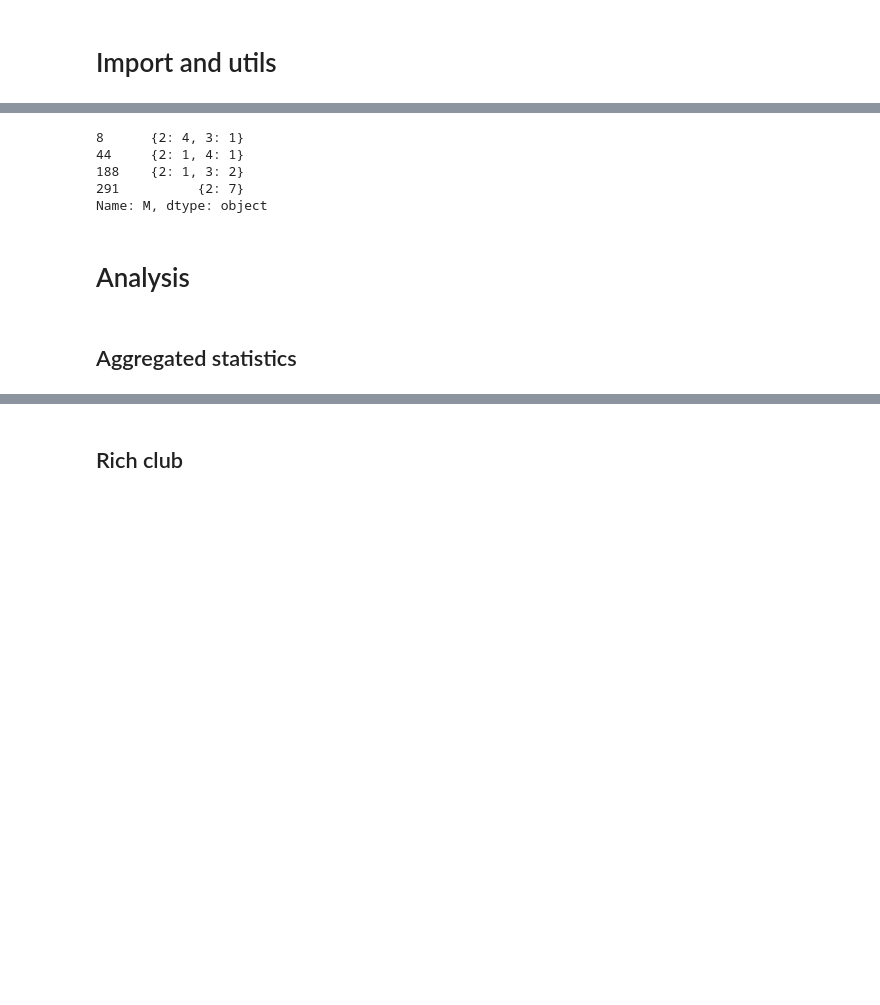
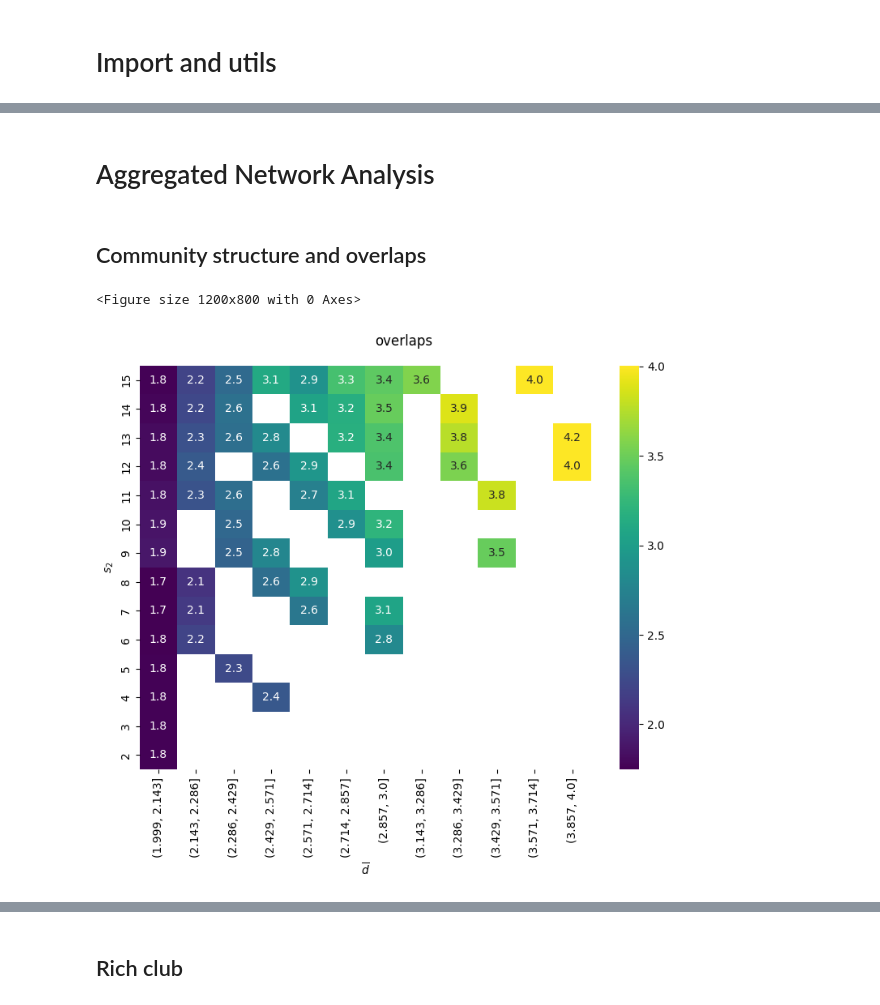
Before and after one commit to aminaazaiez/Higher-order-Friend-of-Friend-model, a Jupyter notebook: notebooks/main.ipynb, the cells around one changed output, grey strips where cells are left out. Drawn from its saved outputs; the diff is of its cells as text; code cells hidden in the pictures; blank space fills up the shorter version.

Commit message:
hypercore+order overlaps

```diff
--- a/notebooks/main.ipynb
+++ b/notebooks/main.ipynb
@@ -197,15 +52,7 @@ df_metrics['pairwise_size'] = df_metrics['M'].apply(lambda M: sum([md * math.com
-# %%
-df_metrics[df_metrics['pairwise_size']==7]['M'].apply(str).drop_duplicates()
-# %% [output]
-8      {2: 4, 3: 1}
-44     {2: 1, 4: 1}
-188    {2: 1, 3: 2}
-291          {2: 7}
-Name: M, dtype: object
 # %% [markdown]
-# Analysis
+# Aggregated Network Analysis
-# %% [markdown]
-## Aggregated statistics
+# %% [markdown]
+## Community structure and overlaps
 # %%
 from utils import plot_map_heatmap
 label_map={
@@ -222,2 +68,37 @@ row = None
 col_wrap = 2
+# %%
+x = 'avg_size_bin'
+y = 'pairwise_size'
+feature = 'overlaps'
+model = 'ho_fof'
+multiedges= True
+# Load
+df_metrics = load_metrics(model, multiedges=multiedges )
+#Process
+process_columns(df_metrics)
+df_metrics = df_metrics[df_metrics['n']==30000]
+
+
+baseline = (
+    df_metrics.loc[df_metrics['p'] == 0]
+    .groupby('M_key')['overlaps']
+    .mean()
+)
+
+df_metrics = df_metrics[df_metrics['p'] >0.9]
+
+normalized = df_metrics['overlaps'] / df_metrics['M_key'].map(baseline)
+df_metrics['overlaps'] = normalized
+
+# plot
+plt.figure(figsize=(12, 8))
+plot_map_heatmap(df_metrics, feature, x, y, row, col, scale = 'quantile', col_wrap = col_wrap, agg_func = 'mean')
+# plt.suptitle(f'{label_map.get(feature, feature)}', y=0.83)
+plt.xlabel(label_map.get(x,x))
+plt.ylabel(label_map.get(y,y))
+plt.tight_layout()
+plt.savefig(f'../out/Figures/{model}_{feature}_{x}_{y}.pdf')
+# %% [output]
+<Figure size 1200x800 with 0 Axes>
+[figure, added]
 # %%
```
Also changed, not shown: parts of 139 cells of this notebook, 18 other files.
